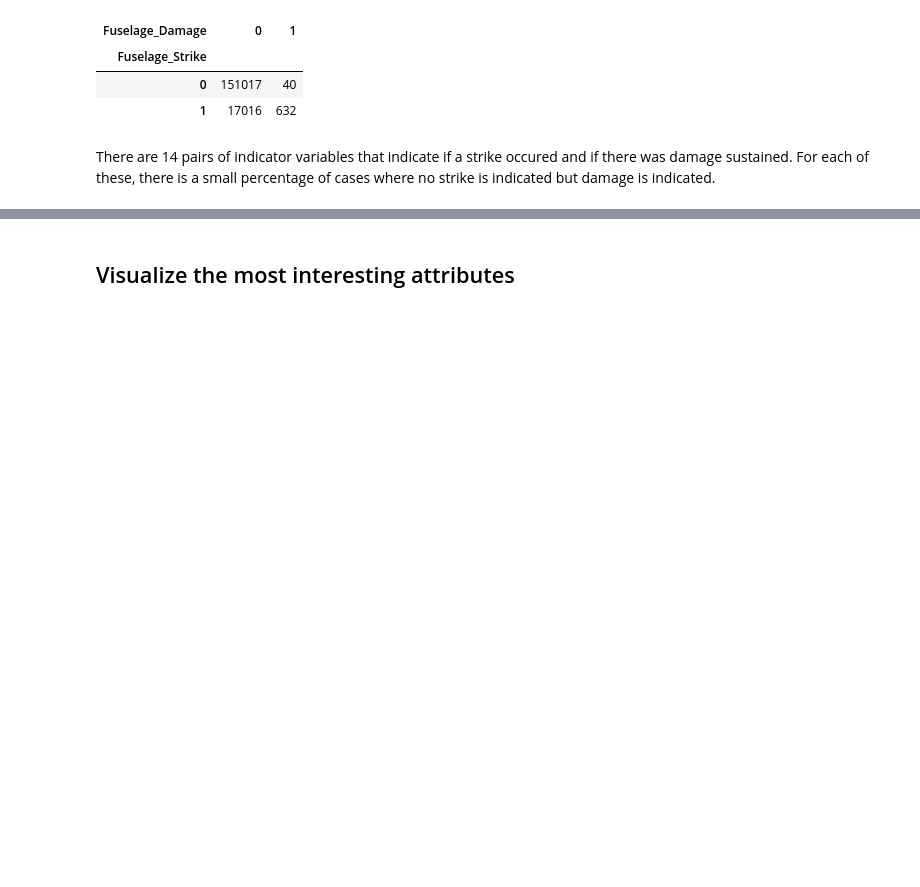
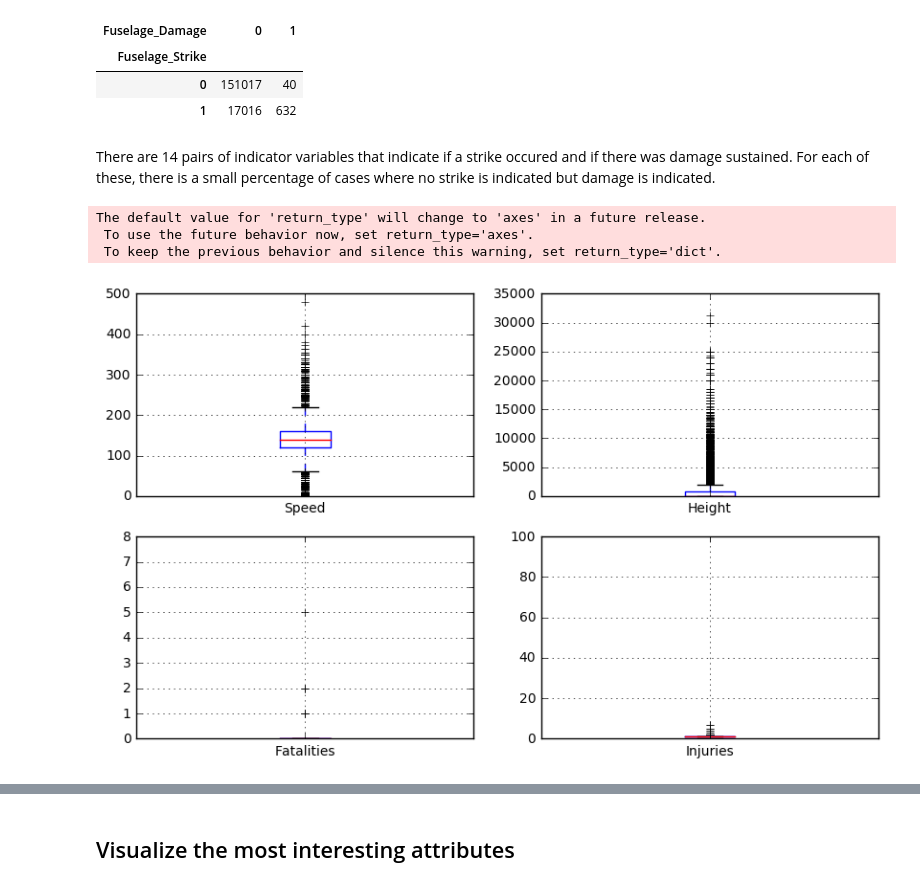
Before and after one commit to jcookanalytics/Aircraft_wildlife_incidents, a Jupyter notebook: Aircraft_Project_Jim_Copy.ipynb, the cells around one changed output, grey strips where cells are left out. Saved outputs shown, nothing was run; the diff lists cells and outputs as text; code cells hidden in the pictures; blank space fills up the shorter version.

```diff
--- a/Aircraft_Project_Jim_Copy.ipynb
+++ b/Aircraft_Project_Jim_Copy.ipynb
@@ -350,3 +333,21 @@ pd.crosstab(df['Fuselage_Strike'],df['Fuselage_Damage'])
 | 1 | 17016 | 632 |
 # %% [markdown]
 There are 14 pairs of indicator variables that indicate if a strike occured and if there was damage sustained. For each of these, there is a small percentage of cases where no strike is indicated but damage is indicated.
+# %%
+#attributes to plot
+atts_to_plot = ['Speed','Height','Fatalities','Injuries']
+
+plt.figure(figsize=(10, 6))
+
+for index, plot_vars in enumerate(atts_to_plot):
+    plt.subplot(len(atts_to_plot)/2,
+                2,
+                index+1)
+    ax = df.boxplot(column=plot_vars)
+
+plt.show()
+# %% [output]
+The default value for 'return_type' will change to 'axes' in a future release.
+ To use the future behavior now, set return_type='axes'.
+ To keep the previous behavior and silence this warning, set return_type='dict'.
+[figure, added]
```
Also changed, not shown: parts of 4 cells of this notebook.
